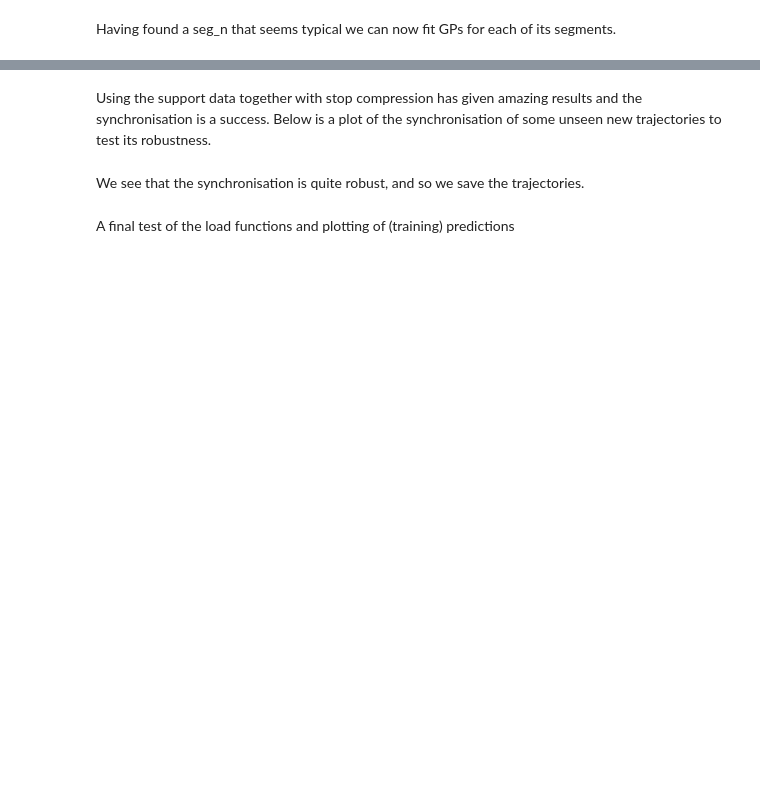
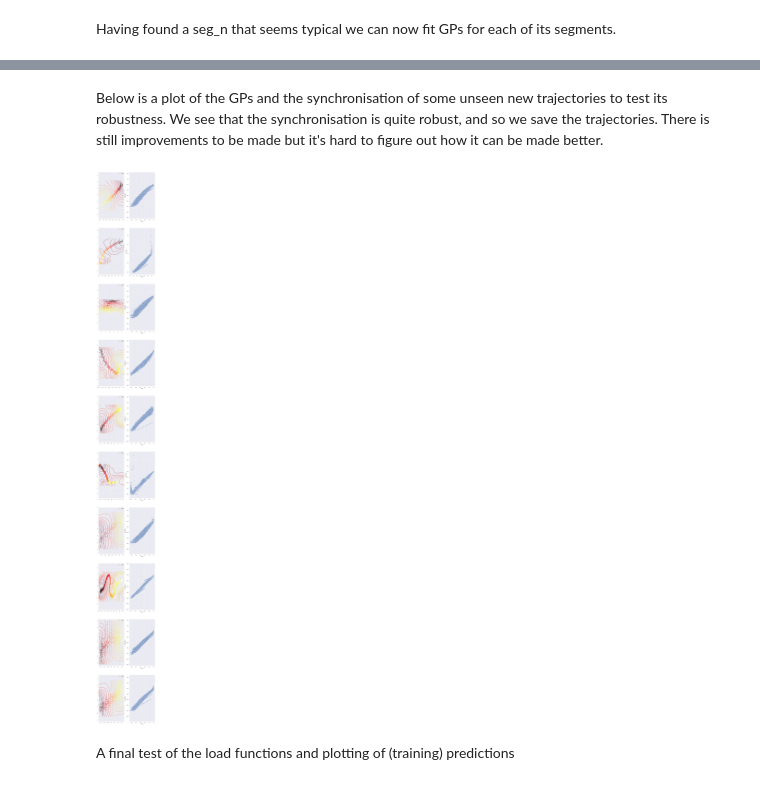
Before and after one commit to M20190649/TDDE19-bus-arrival-time, a Jupyter notebook: GP/Arrival Time Prediction 3 - Synchronisation.ipynb, the cells around one changed output, grey strips where cells are left out. Cells and saved outputs as stored; diff of their text form; code cells hidden in the pictures; blank space fills up the shorter version.

```diff
--- a/GP/Arrival Time Prediction 3 - Synchronisation.ipynb
+++ b/GP/Arrival Time Prediction 3 - Synchronisation.ipynb
@@ -114,17 +114,18 @@ plot.traj_segment_grid(train_traj, 'lat', 'lon')
 # %% [markdown]
 Having found a seg_n that seems typical we can now fit GPs for each of its segments.
 # %%
-np.random.seed(123)
 def train_gp(data, route_n, traj_n, seg_n):
     seg = data[data.seg == seg_n]
-    #print(seg)
     d_lat = train.lat.max() - train.lat.min()
     d_lon = train.lon.max() - train.lon.min()
-    model = gp.build_synch(seg, ['lat', 'lon'], ['progress'], route_n, seg_n)
-    model.model.kern.lengthscale.set_prior(GPy.priors.Gamma.from_EV(0.6, 0.1))
-    model.model.kern.variance.set_prior(GPy.priors.Gamma.from_EV(0.6, 0.01))
-    model.model.likelihood.variance.set_prior(GPy.priors.Gamma.from_EV(0.5, 0.1))
-    gp.train(model, 5)
+    X = seg[['lat', 'lon']].values
+    Y = seg[['progress']]
+    model = gp.build_synch(X, Y, route_n, seg_n)
+    model.model.kern.lengthscale.set_prior(GPy.priors.Gamma.from_EV(0.8, 0.001))
+    model.model.kern.variance.set_prior(GPy.priors.Gamma.from_EV(0.5, 0.2))
+    model.model.likelihood.variance.set_prior(GPy.priors.Gamma.from_EV(0.005, 0.00001))
+    gp.train(model, n_restarts=5)
+    print(model.model)
     return model
 
 np.random.seed(2)
@@ -135,30 +213,28 @@ TypeError: list indices must be integers or slices, not tuple
-# %%
-for model in gps.values():
-    gp.plot(model)
-# %% [markdown]
-Using the support data together with stop compression has given amazing results and the synchronisation is a success. Below is a plot of the synchronisation of some unseen new trajectories to test its robustness.
+# %% [markdown]
+Below is a plot of the GPs and the synchronisation of some unseen new trajectories to test its robustness. We see that the synchronisation is quite robust, and so we save the trajectories. There is still improvements to be made but it's hard to figure out how it can be made better.
 # %%
 def synch_data(synch_gp, data):
     latlon = ['lat', 'lon']
-    X = gp.scale_latlon(data[latlon].values)
+    X = data[latlon].values
     tau, _var = gp.predict(synch_gp, X)
     synched_data = data.copy()
     synched_data['tau'] = tau
     synched_data.drop(xy, axis=1)
     return synched_data
 
 test = pd.read_pickle('test.pkl')
-_fig, ax = plt.subplots(nrows=len(n_segs), ncols=1, figsize=(6, int(6*len(n_segs))))
-for i, seg_n in zip(range(len(n_segs)), n_segs):
+_fig, axs = plt.subplots(nrows=len(n_segs), ncols=2, figsize=(12, int(12*len(n_segs))))
+for i, seg_n, model in zip(range(len(n_segs)), n_segs, gps.values()):
     seg = test[test.seg == seg_n]
     X = seg[['lat', 'lon']].values
     tau, _var = gp.predict(gps[int(seg_n)], X)
     df = pd.DataFrame({'Prediction': tau.T[0], 'Truth': seg.progress})
-    sns.scatterplot(data=df, x='Truth', y='Prediction', ax=ax[i])
-
-#plot.traj_segment_grid(test, 'Truth', 'Prediction')
+    model.model.plot(ax=axs[i, 0])
+    axs[i, 0].set_aspect('equal', 'datalim')
+    sns.scatterplot(data=df, x='Truth', y='Prediction', ax=axs[i, 1])
+    axs[i, 1].set_aspect('equal', 'datalim')
+# %% [output]
+[figure, added]
-# %% [markdown]
-We see that the synchronisation is quite robust, and so we save the trajectories.
 # %%
 for model in gps.values():
      gp.save(model)
```
Also changed, not shown: parts of 4 cells of this notebook, 3 other files.
